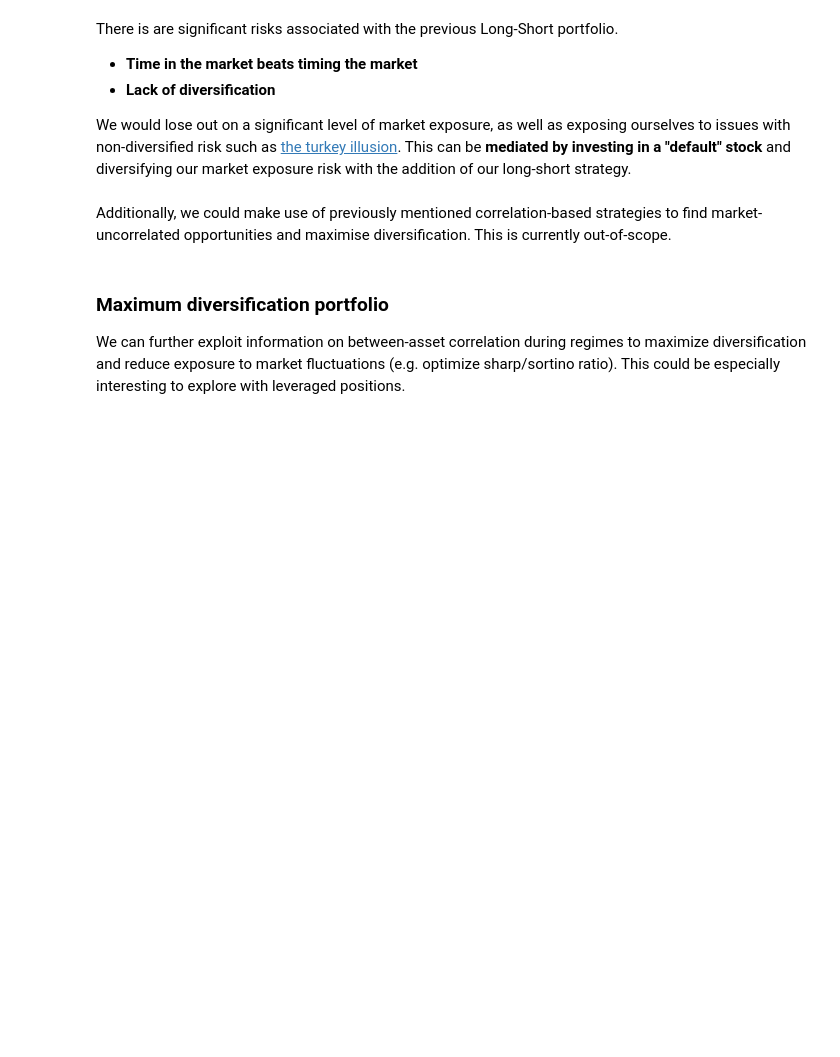
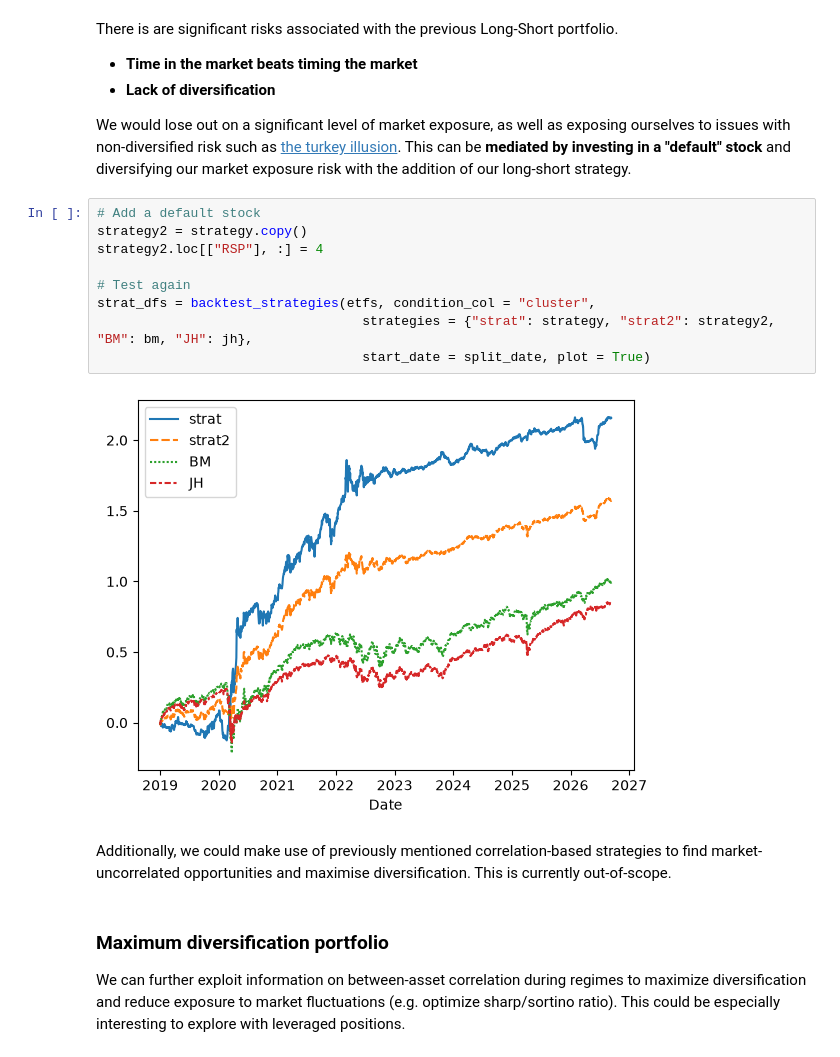
Before and after one commit to sl9998/regime-identification, a Jupyter notebook: Notebooks/regimes.ipynb, the cells around one changed output. Cells and saved outputs as stored; diff of their text form; blank space fills up the shorter version.

```diff
--- a/Notebooks/regimes.ipynb
+++ b/Notebooks/regimes.ipynb
@@ -561,6 +562,17 @@ There is are significant risks associated with the previous Long-Short portfolio
 - **Lack of diversification**
 
 We would lose out on a significant level of market exposure, as well as exposing ourselves to issues with non-diversified risk such as [the turkey illusion](https://en.wikipedia.org/wiki/Turkey_illusion). This can be **mediated by investing in a "default" stock** and diversifying our market exposure risk with the addition of our long-short strategy.
+# %%
+# Add a default stock
+strategy2 = strategy.copy()
+strategy2.loc[["RSP"], :] = 4
+
+# Test again
+strat_dfs = backtest_strategies(etfs, condition_col = "cluster",
+                                  strategies = {"strat": strategy, "strat2": strategy2, "BM": bm, "JH": jh},
+                                  start_date = split_date, plot = True)
+# %% [output]
+[figure, added]
 # %% [markdown]
 Additionally, we could make use of previously mentioned correlation-based strategies to find market-uncorrelated opportunities and maximise diversification. This is currently out-of-scope.
 # %% [markdown]
```
Also changed, not shown: parts of 14 cells of this notebook, 1 other file.
